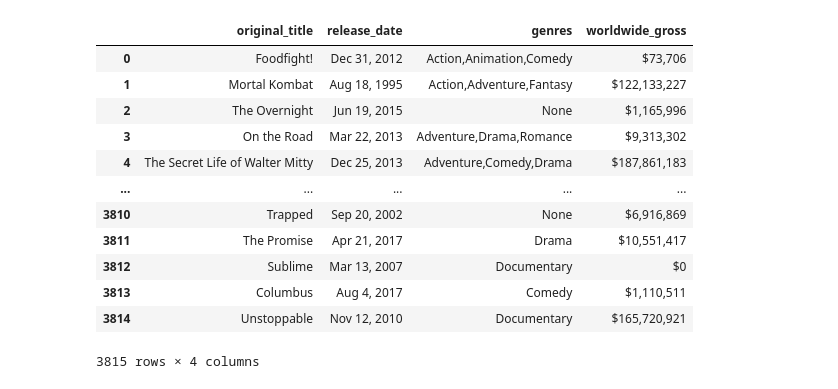
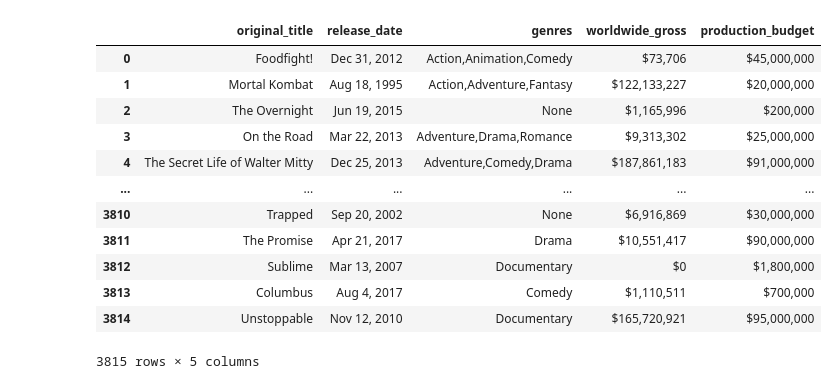
Before and after one commit to krvosen/microsoft_movie_analysis, a Jupyter notebook: SQL_GenreVSGross.ipynb, the cells around one changed output. Cells and saved outputs as stored; diff of their text form; code cells hidden in the pictures.

```diff
--- a/SQL_GenreVSGross.ipynb
+++ b/SQL_GenreVSGross.ipynb
@@ -32,26 +32,26 @@ Database created successfully!
 To connect to the database: open a connection using the path "data\movies.db"
 # %%
 conn = sqlite3.connect('data\movies.db')
-movie_title = pd.read_sql ('''SELECT original_title, release_date, genres , worldwide_gross
+movie_title = pd.read_sql ('''SELECT original_title, release_date, genres , worldwide_gross, production_budget
                               FROM imdb_title_basics
                               JOIN tn_movie_budgets
                               ON primary_title=movie
 
 
                               ''',conn)
 
 movie_title
 # %% [output]
-|  | original_title | release_date | genres | worldwide_gross |
-| 0 | Foodfight! | Dec 31, 2012 | Action,Animation,Comedy | $73,706 |
-| 1 | Mortal Kombat | Aug 18, 1995 | Action,Adventure,Fantasy | $122,133,227 |
-| 2 | The Overnight | Jun 19, 2015 | None | $1,165,996 |
-| 3 | On the Road | Mar 22, 2013 | Adventure,Drama,Romance | $9,313,302 |
-| 4 | The Secret Life of Walter Mitty | Dec 25, 2013 | Adventure,Comedy,Drama | $187,861,183 |
-| ... | ... | ... | ... | ... |
-| 3810 | Trapped | Sep 20, 2002 | None | $6,916,869 |
-| 3811 | The Promise | Apr 21, 2017 | Drama | $10,551,417 |
-| 3812 | Sublime | Mar 13, 2007 | Documentary | $0 |
-| 3813 | Columbus | Aug 4, 2017 | Comedy | $1,110,511 |
-| 3814 | Unstoppable | Nov 12, 2010 | Documentary | $165,720,921 |
+|  | original_title | release_date | genres | worldwide_gross | production_budget |
+| 0 | Foodfight! | Dec 31, 2012 | Action,Animation,Comedy | $73,706 | $45,000,000 |
+| 1 | Mortal Kombat | Aug 18, 1995 | Action,Adventure,Fantasy | $122,133,227 | $20,000,000 |
+| 2 | The Overnight | Jun 19, 2015 | None | $1,165,996 | $200,000 |
+| 3 | On the Road | Mar 22, 2013 | Adventure,Drama,Romance | $9,313,302 | $25,000,000 |
+| 4 | The Secret Life of Walter Mitty | Dec 25, 2013 | Adventure,Comedy,Drama | $187,861,183 | $91,000,000 |
+| ... | ... | ... | ... | ... | ... |
+| 3810 | Trapped | Sep 20, 2002 | None | $6,916,869 | $30,000,000 |
+| 3811 | The Promise | Apr 21, 2017 | Drama | $10,551,417 | $90,000,000 |
+| 3812 | Sublime | Mar 13, 2007 | Documentary | $0 | $1,800,000 |
+| 3813 | Columbus | Aug 4, 2017 | Comedy | $1,110,511 | $700,000 |
+| 3814 | Unstoppable | Nov 12, 2010 | Documentary | $165,720,921 | $95,000,000 |
-3815 rows × 4 columns
+3815 rows × 5 columns
```
Also changed, not shown: parts of 12 cells of this notebook.
